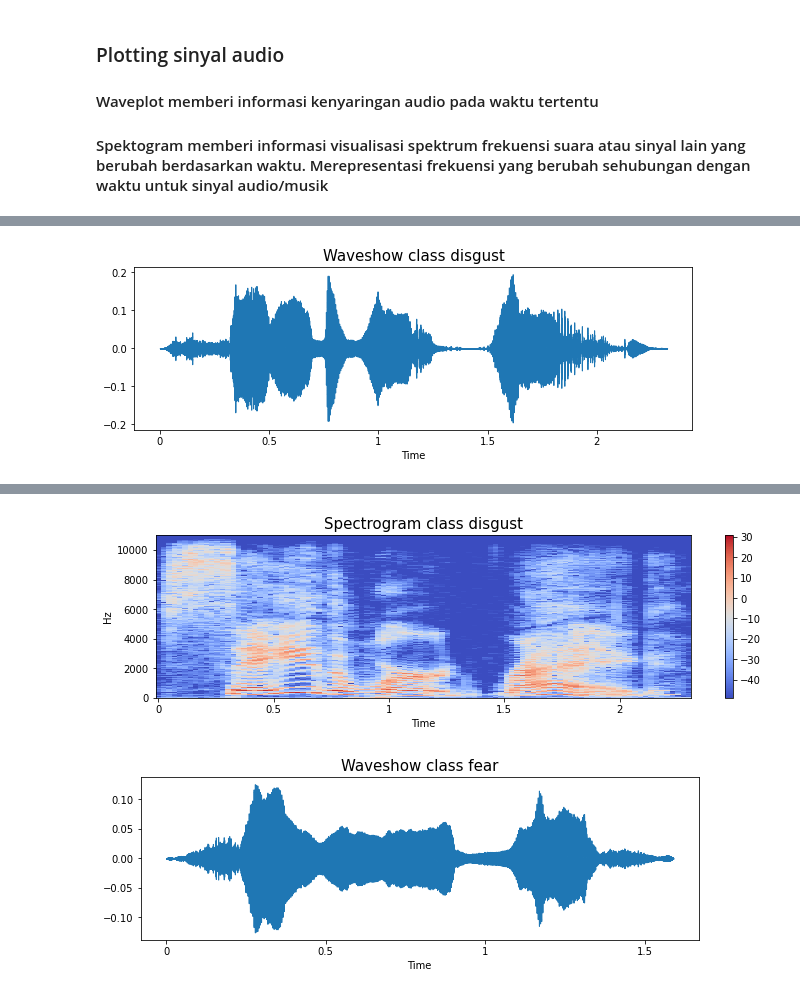
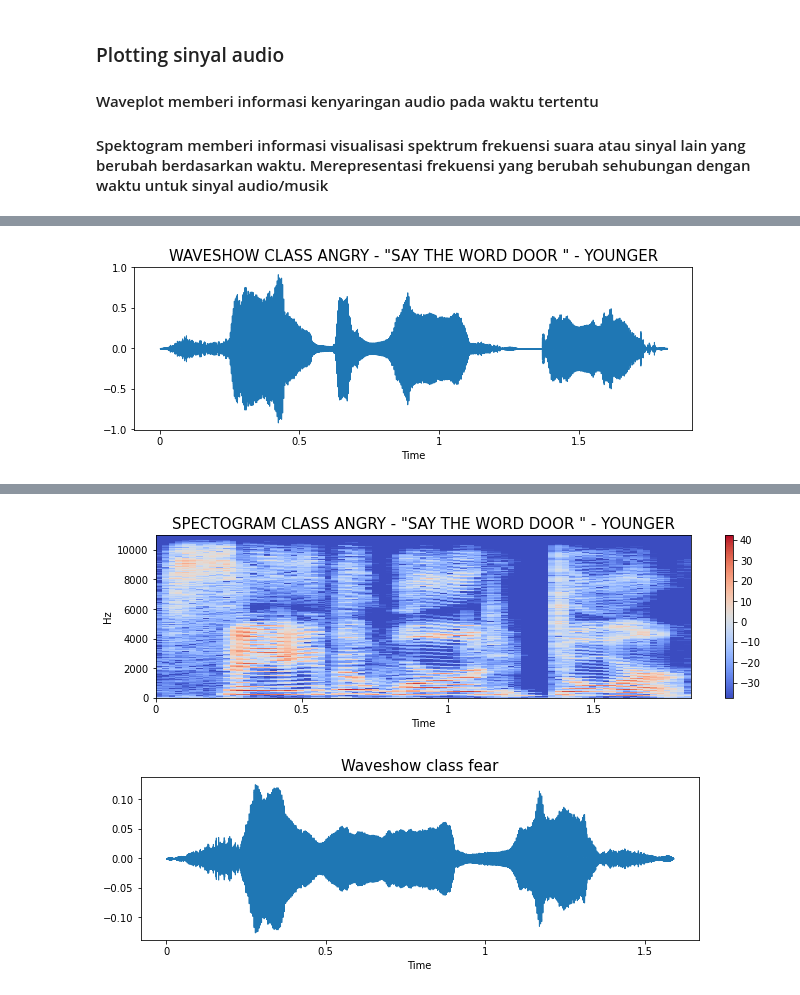
Before and after one commit to revaldianggara/MLT2-sound-recognition-SR4, a Jupyter notebook: CNN_model.ipynb, the cells around one changed output, grey strips where cells are left out. Drawn from its saved outputs; the diff is of its cells as text; code cells hidden in the pictures.

```diff
--- a/CNN_model.ipynb
+++ b/CNN_model.ipynb
@@ -100,18 +130,22 @@ Tess_df.shape
 #### Waveplot memberi informasi kenyaringan audio pada waktu tertentu
 #### Spektogram memberi informasi visualisasi spektrum frekuensi suara atau sinyal lain yang berubah berdasarkan waktu. Merepresentasi frekuensi yang berubah sehubungan dengan waktu untuk sinyal audio/musik
 # %%
-def create_waveplot(data, sr, e):
+def create_waveplot(data, sr, e, w, a):
     plt.figure(figsize=(10, 3))
-    plt.title('Waveshow class {}'.format(e), size=15)
+    title_txt = f'Waveshow class {e} - "Say the word {w} " - {a}'
+    plt.title(title_txt.upper(), size=15)
+    #plt.title('Waveshow class {}'.format(e), size=15)
     librosa.display.waveshow(data, sr = sr )
     plt.show()
 
-def create_spectrogram(data, sr, e):
+def create_spectrogram(data, sr, e, w, a):
     # stft function converts the data into short term fourier transform
     X = librosa.stft(data)
     Xdb = librosa.amplitude_to_db(abs(X))
     plt.figure(figsize=(12, 3))
-    plt.title('Spectrogram class {}'.format(e), size=15)
+    # plt.title('Spectrogram class {}'.format(e), size=15)
+    title_txt = f'Spectogram class {e} - "Say the word {w} " - {a}'
+    plt.title(title_txt.upper(), size=15)
     librosa.display.specshow(Xdb, sr=sr, x_axis='time', y_axis='hz')
     #librosa.display.specshow(Xdb, sr=sr, x_axis='time', y_axis='log')
     plt.colorbar()
@@ -118,14 +173,20 @@ def create_spectrogram(data, sr, e):
 # %%
-emotion='disgust'
-path = np.array(data_path.Path[data_path.Emotions==emotion])[1]
-data, sampling_rate = librosa.load(path)
-create_waveplot(data, sampling_rate, emotion)
-create_spectrogram(data, sampling_rate, emotion)
-Audio(path)
+emotion='angry'
+word='door'
+age='younger'
+#age='older'
+sampling_rate=44100
+path = data_path[(data_path["Emotions"]==emotion) & (data_path["Word"]==word) & (data_path["Age"]==age)]
+fname = np.array(path.Path)[0]
+
+data, sampling_rate = librosa.load(fname)
+create_waveplot(data, sampling_rate, emotion, word, age)
+create_spectrogram(data, sampling_rate, emotion, word, age)
+Audio(fname)
 # %% [output]
-[figure, old version]
+[figure, new version]
 [interactive output not drawn]
-[figure, old version]
+[figure, new version]
 # %%
 emotion='fear'
 path = np.array(data_path.Path[data_path.Emotions==emotion])[1]
```
Also changed, not shown: parts of 7 cells of this notebook.
